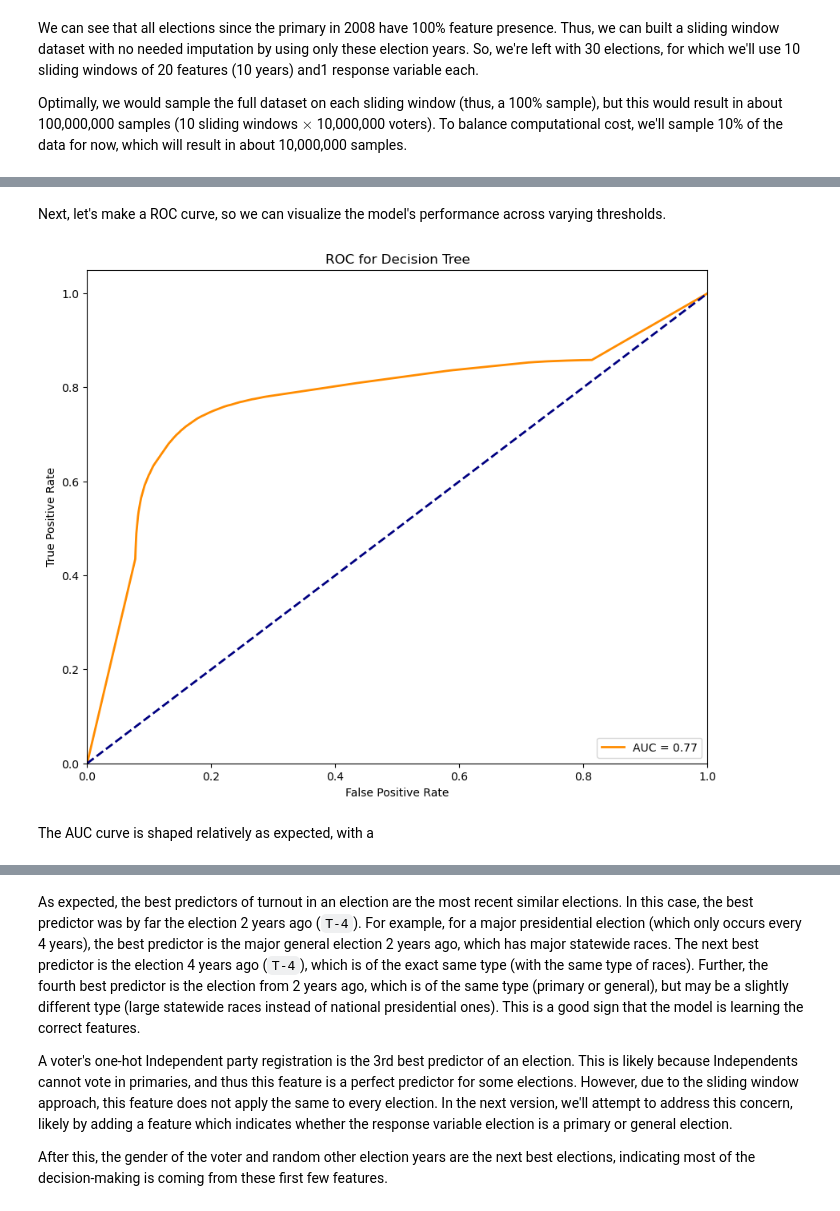
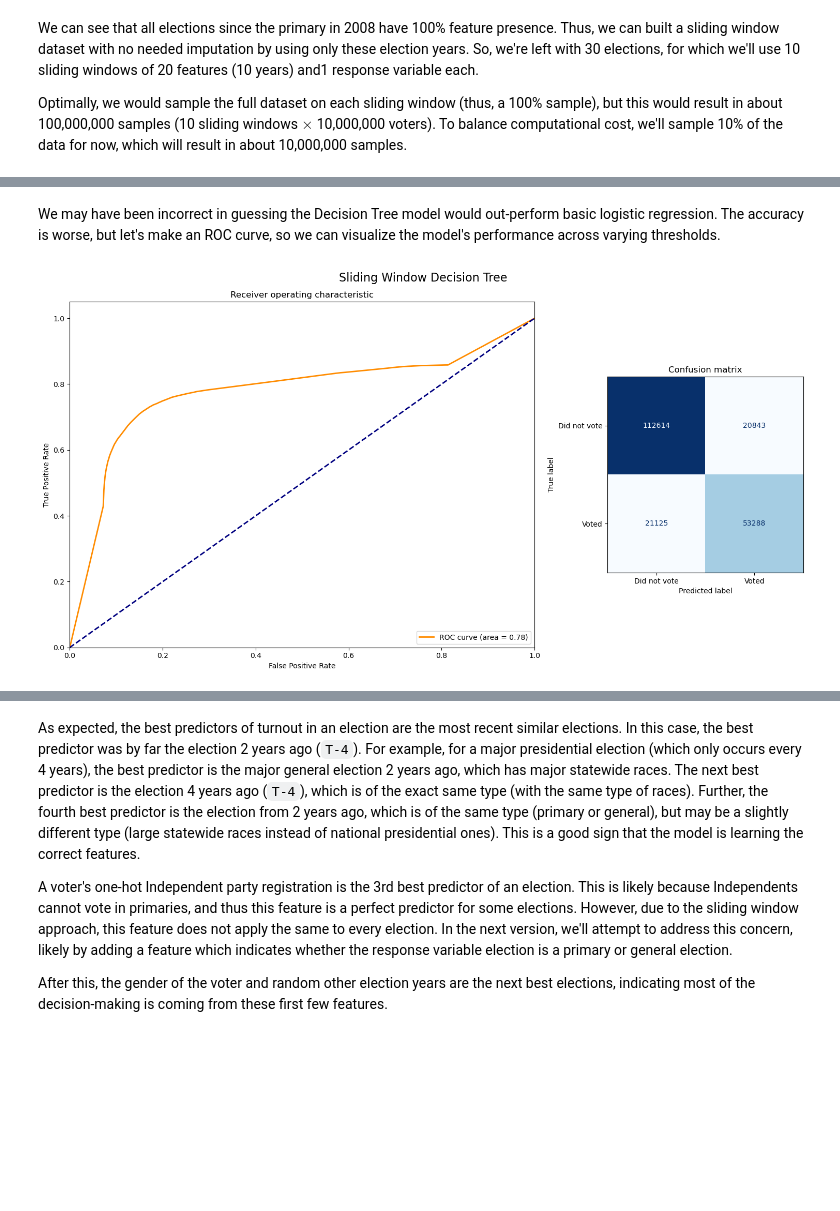
Before and after one commit to aaronzberger/VoterPrediction, a Jupyter notebook: src/voter_prediction.ipynb, the cells around one changed output, grey strips where cells are left out. Saved outputs shown, nothing was run; the diff lists cells and outputs as text; code cells hidden in the pictures; blank space fills up the shorter version.

```diff
--- a/src/voter_prediction.ipynb
+++ b/src/voter_prediction.ipynb
@@ -270,25 +462,6 @@ weighted avg       0.80      0.80      0.80    311804
 # %% [markdown]
-Next, let's make a ROC curve, so we can visualize the model's performance across varying thresholds.
+We may have been incorrect in guessing the Decision Tree model would out-perform basic logistic regression. The accuracy is worse, but let's make an ROC curve, so we can visualize the model's performance across varying thresholds.
-# %%
-# Calculate the probability scores of each point in the test set
-y_scores = dt_classifier.predict_proba(X_test)[:, 1]
-
-# Compute ROC curve and ROC area
-fpr, tpr, _ = roc_curve(y_test, y_scores)
-roc_auc = auc(fpr, tpr)
-
-# Plotting the ROC Curve
-plt.figure(figsize=(10, 8))
-plt.plot(fpr, tpr, color='darkorange', lw=2, label='AUC = %0.2f' % roc_auc)
-plt.plot([0, 1], [0, 1], color='navy', lw=2, linestyle='--')
-plt.xlim([0.0, 1.0])
-plt.ylim([0.0, 1.05])
-plt.xlabel('False Positive Rate')
-plt.ylabel('True Positive Rate')
-plt.title('ROC for Decision Tree')
-plt.legend(loc="lower right")
-plt.show()
-# %% [output]
-[figure, removed]
-# %% [markdown]
-The AUC curve is shaped relatively as expected, with a
+# %%
+plot_roc_and_confusion_matrix(X_val, y_val, y_val_pred, dt_classifier, "Sliding Window Decision Tree")
+# %% [output]
+[figure, added]
```
Also changed, not shown: parts of 63 cells of this notebook, 2 other files.
